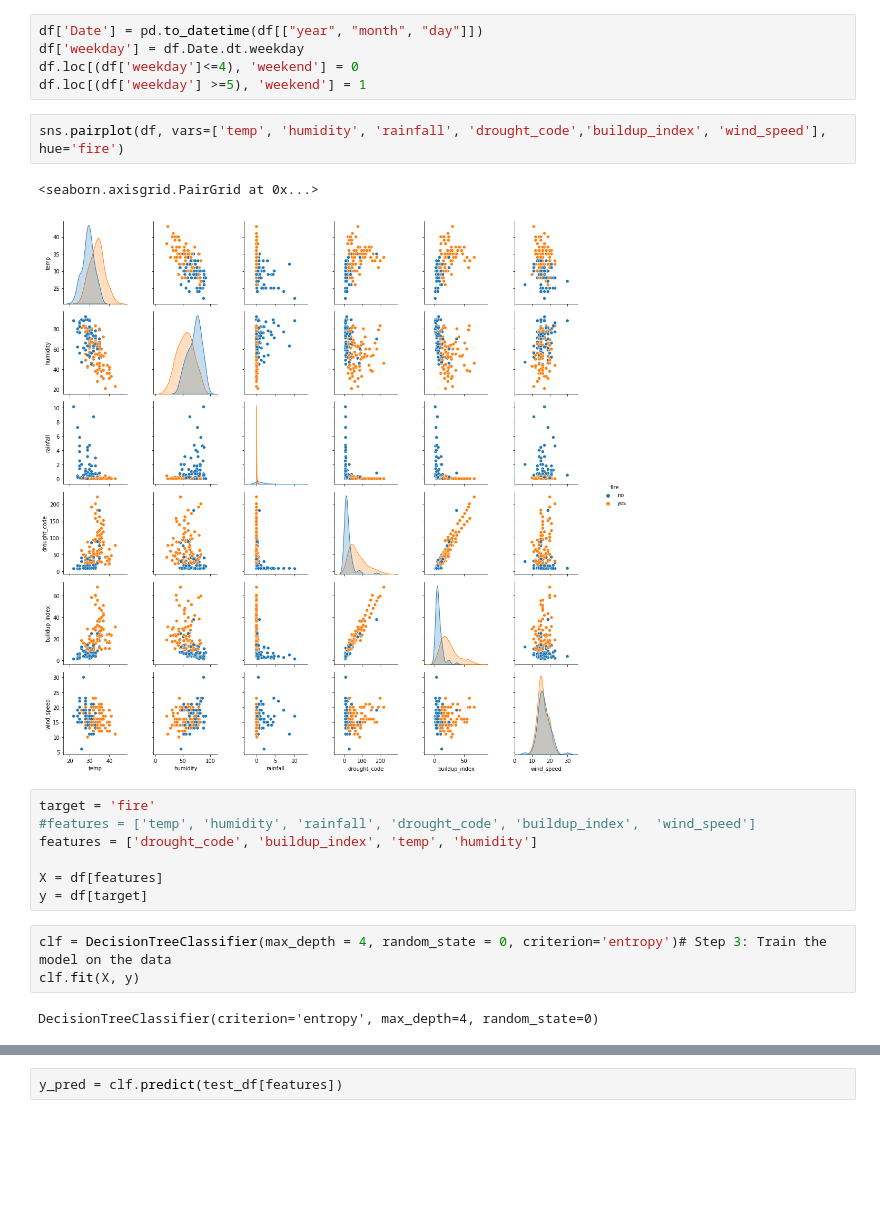
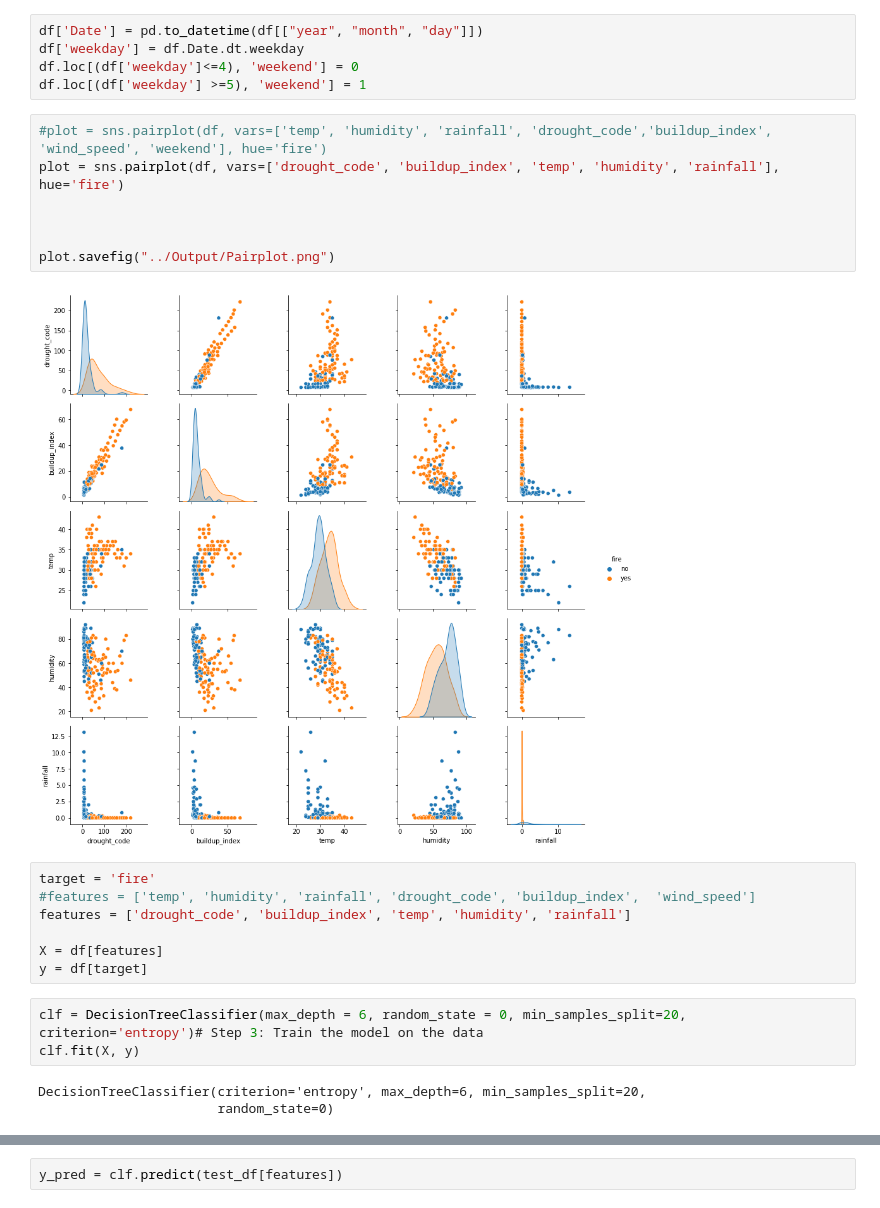
Before and after one commit to PhilOConnor/CT5170-Principles-of-ML, a Jupyter notebook: Assignment 1/Code/DecisionTree.ipynb, the cells around one changed output, grey strips where cells are left out. Saved outputs shown, nothing was run; the diff lists cells and outputs as text; blank space fills up the shorter version.

```diff
--- a/Assignment 1/Code/DecisionTree.ipynb
+++ b/Assignment 1/Code/DecisionTree.ipynb
@@ -61,22 +61,27 @@ df['weekday'] = df.Date.dt.weekday
 df.loc[(df['weekday']<=4), 'weekend'] = 0
 df.loc[(df['weekday'] >=5), 'weekend'] = 1
 # %%
-sns.pairplot(df, vars=['temp', 'humidity', 'rainfall', 'drought_code','buildup_index', 'wind_speed'], hue='fire')
+#plot = sns.pairplot(df, vars=['temp', 'humidity', 'rainfall', 'drought_code','buildup_index', 'wind_speed', 'weekend'], hue='fire')
+plot = sns.pairplot(df, vars=['drought_code', 'buildup_index', 'temp', 'humidity', 'rainfall'], hue='fire')
+
+
+
+plot.savefig("../Output/Pairplot.png")
 # %% [output]
-<seaborn.axisgrid.PairGrid at 0x...>
-[figure, old version]
+[figure, new version]
 # %%
 target = 'fire'
 #features = ['temp', 'humidity', 'rainfall', 'drought_code', 'buildup_index',  'wind_speed']
-features = ['drought_code', 'buildup_index', 'temp', 'humidity']
+features = ['drought_code', 'buildup_index', 'temp', 'humidity', 'rainfall']
 
 X = df[features]
 y = df[target]
 # %%
-clf = DecisionTreeClassifier(max_depth = 4, random_state = 0, criterion='entropy')# Step 3: Train the model on the data
+clf = DecisionTreeClassifier(max_depth = 6, random_state = 0, min_samples_split=20, criterion='entropy')# Step 3: Train the model on the data
 clf.fit(X, y)
 # %% [output]
-DecisionTreeClassifier(criterion='entropy', max_depth=4, random_state=0)
+DecisionTreeClassifier(criterion='entropy', max_depth=6, min_samples_split=20,
+                       random_state=0)
 # %%
 tree.plot_tree(clf);
 # %% [output]
```
Also changed, not shown: parts of 15 cells of this notebook, 5 other files.
